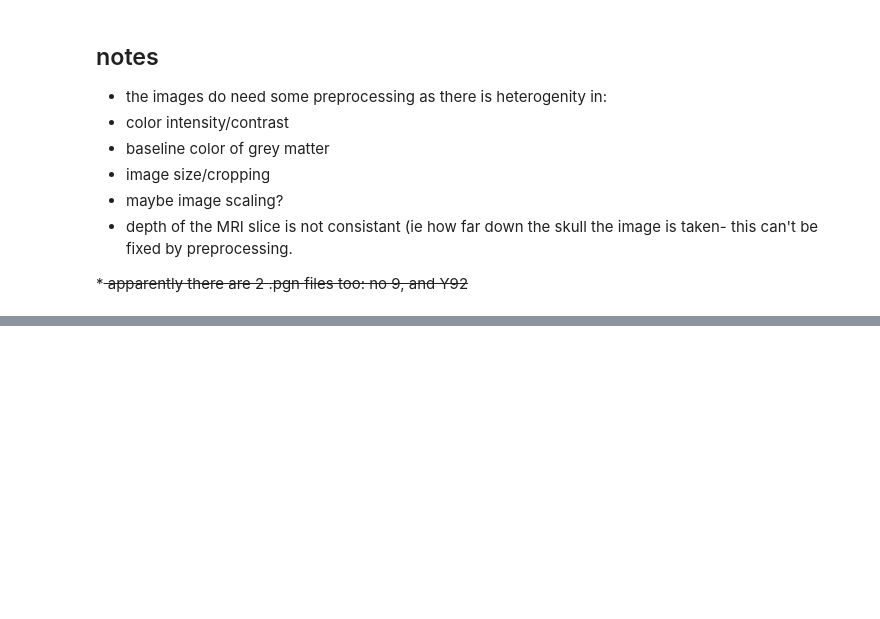
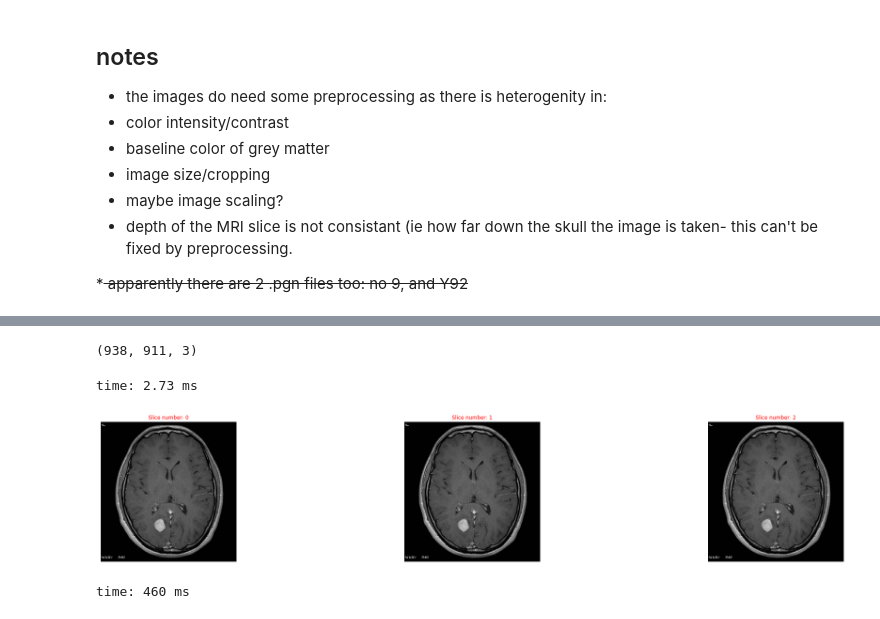
Before and after one commit to geickelb/dl_mri_project, a Jupyter notebook: notebooks/01-exploration.ipynb, the cells around one changed output, grey strips where cells are left out. Drawn from its saved outputs; the diff is of its cells as text; code cells hidden in the pictures; blank space fills up the shorter version.

```diff
--- a/notebooks/01-exploration.ipynb
+++ b/notebooks/01-exploration.ipynb
@@ -166,0 +177,5 @@ time: 1.34 s
+# %%
+dim_list=[]
+for i in range(0,9):
+    dim_list.append(cv2.imread(allyes[i]).shape)
+dim_list
@@ -166,0 +204,2 @@ time: 1.34 s
+# %%
+test_img = cv2.imread(allyes[1])
@@ -166,0 +209,25 @@ time: 1.34 s
+# %%
+test_RGB_im.shape
+# %% [output]
+(938, 911, 3)
+time: 2.73 ms
+# %%
+fig, ax = plt.subplots(1, 3, figsize=[36, 6])
+
+n = 0
+slice = 0
+for i in range(0,3):
+#     test_RGB_im = cv2.cvtColor(test_img[:,:,i], cv2.COLOR_BGR2RGB)
+#     print(test_RGB_im.shape)
+#     print(cv2.cvtColor(test_img, cv2.COLOR_BGR2RGB)[:,:,i].shape)
+#     ax[n].imshow(cv2.cvtColor(test_img[:,:,i], cv2.COLOR_BGR2RGB), 'gray')
+#     ax[n].imshow(cv2.cvtColor(test_img, cv2.COLOR_BGR2RGB)[:,:,i], 'gray')
+    ax[n].imshow(test_img[:,:,i], 'gray')
+    ax[n].set_xticks([])
+    ax[n].set_yticks([])
+    ax[n].set_title('Slice number: {}'.format(slice), color='r')
+    n += 1
+    slice += 1
+# %% [output]
+[figure, added]
+time: 460 ms
```
Also changed, not shown: parts of 12 cells of this notebook.
